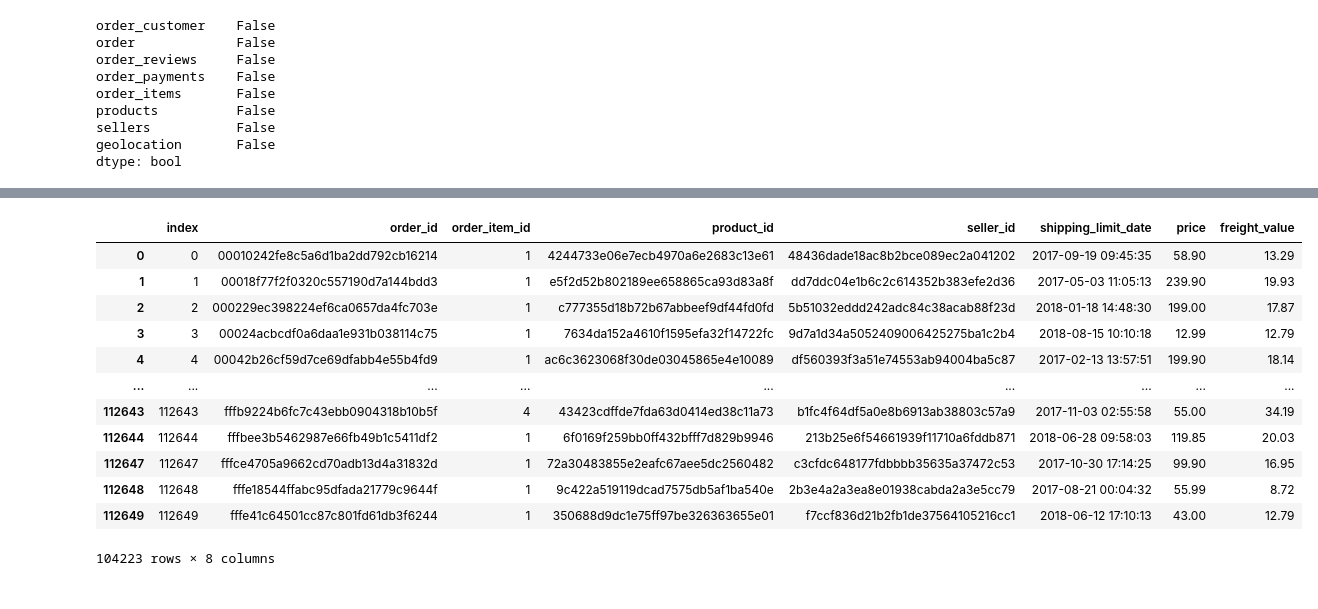
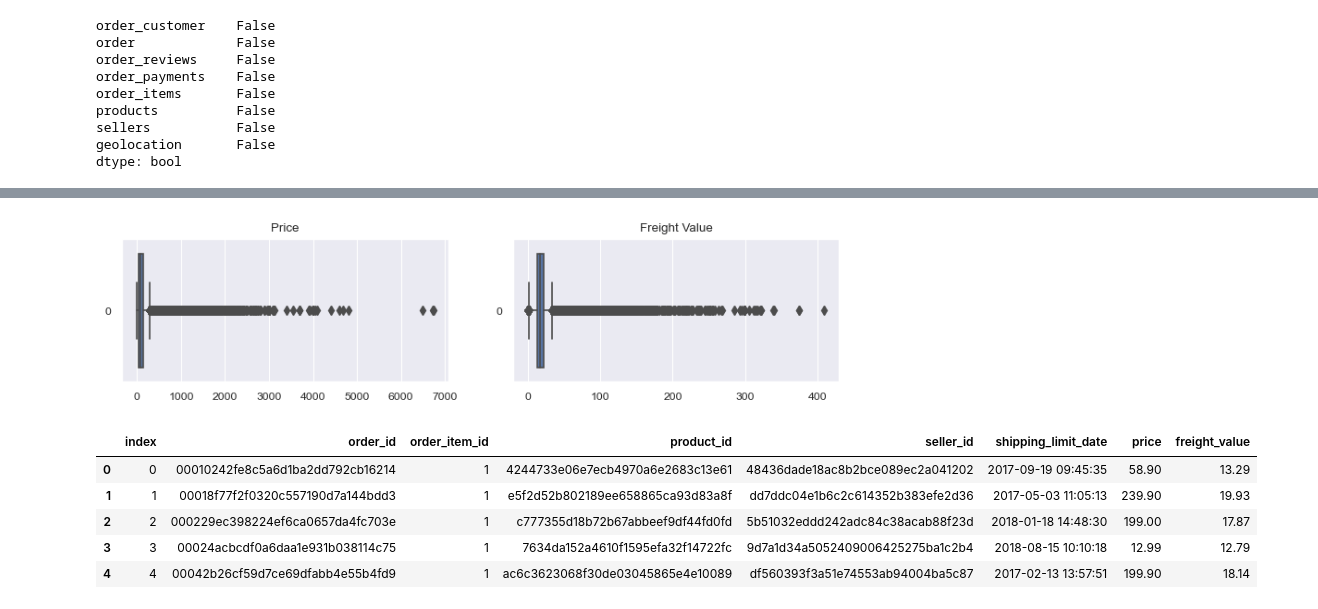
Before and after one commit to alamkelana/Ecommerce-Data-Cleaning-and-EDA, a Jupyter notebook: Project_notebook.ipynb, the cells around one changed output, grey strips where cells are left out. Saved outputs shown, nothing was run; the diff lists cells and outputs as text; code cells hidden in the pictures.

```diff
--- a/Project_notebook.ipynb
+++ b/Project_notebook.ipynb
@@ -327,24 +364,36 @@ sns.boxplot(data = order_items["price"], orient = "h")
+# %%
+#Making boxplot to check outlier in price and freight value
+
+#Declaring the subplots
+figure, ax = plt.subplots(1,2, figsize = (10,2))
+
+#Making boxplot for price and freight value
+sns.boxplot(order_items["price"], orient = "h", ax=ax[0])
+ax[0].set_title("Price")
+sns.boxplot(order_items["freight_value"], orient = "h", ax = ax[1])
+ax[1].set_title("Freight Value")
+plt.show()
+# %% [output]
+[figure, added]
 # %%
+#Using IQR to filter outlier
+
+
+#Find Q1, Q3, and IQR
 q1 = order_items["price"].quantile(0.25)
 q3 = order_items["price"].quantile(0.75)
+IQR = q3-q1
 
-IQR = q3-q1
+#Max value as threshold, data above the max value will be deleted
 max_value = q3+1.5*IQR
 
-#order_items.loc[order_items["price"]>max_value]
-order_items_cleaned = order_items.loc[order_items["price"]<max_value]
-order_items_cleaned
+#Filtering the data that's above max value
+order_items_cleaned_p = order_items.loc[order_items["price"]<max_value]
+order_items_cleaned_p.head()
 # %% [output]
 |  | index | order_id | order_item_id | product_id | seller_id | shipping_limit_date | price | freight_value |
 | 0 | 0 | 00010242fe8c5a6d1ba2dd792cb16214 | 1 | 4244733e06e7ecb4970a6e2683c13e61 | 48436dade18ac8b2bce089ec2a041202 | 2017-09-19 09:45:35 | 58.90 | 13.29 |
 | 1 | 1 | 00018f77f2f0320c557190d7a144bdd3 | 1 | e5f2d52b802189ee658865ca93d83a8f | dd7ddc04e1b6c2c614352b383efe2d36 | 2017-05-03 11:05:13 | 239.90 | 19.93 |
 | 2 | 2 | 000229ec398224ef6ca0657da4fc703e | 1 | c777355d18b72b67abbeef9df44fd0fd | 5b51032eddd242adc84c38acab88f23d | 2018-01-18 14:48:30 | 199.00 | 17.87 |
 | 3 | 3 | 00024acbcdf0a6daa1e931b038114c75 | 1 | 7634da152a4610f1595efa32f14722fc | 9d7a1d34a5052409006425275ba1c2b4 | 2018-08-15 10:10:18 | 12.99 | 12.79 |
 | 4 | 4 | 00042b26cf59d7ce69dfabb4e55b4fd9 | 1 | ac6c3623068f30de03045865e4e10089 | df560393f3a51e74553ab94004ba5c87 | 2017-02-13 13:57:51 | 199.90 | 18.14 |
-| ... | ... | ... | ... | ... | ... | ... | ... | ... |
-| 112643 | 112643 | fffb9224b6fc7c43ebb0904318b10b5f | 4 | 43423cdffde7fda63d0414ed38c11a73 | b1fc4f64df5a0e8b6913ab38803c57a9 | 2017-11-03 02:55:58 | 55.00 | 34.19 |
-| 112644 | 112644 | fffbee3b5462987e66fb49b1c5411df2 | 1 | 6f0169f259bb0ff432bfff7d829b9946 | 213b25e6f54661939f11710a6fddb871 | 2018-06-28 09:58:03 | 119.85 | 20.03 |
-| 112647 | 112647 | fffce4705a9662cd70adb13d4a31832d | 1 | 72a30483855e2eafc67aee5dc2560482 | c3cfdc648177fdbbbb35635a37472c53 | 2017-10-30 17:14:25 | 99.90 | 16.95 |
-| 112648 | 112648 | fffe18544ffabc95dfada21779c9644f | 1 | 9c422a519119dcad7575db5af1ba540e | 2b3e4a2a3ea8e01938cabda2a3e5cc79 | 2017-08-21 00:04:32 | 55.99 | 8.72 |
-| 112649 | 112649 | fffe41c64501cc87c801fd61db3f6244 | 1 | 350688d9dc1e75ff97be326363655e01 | f7ccf836d21b2fb1de37564105216cc1 | 2018-06-12 17:10:13 | 43.00 | 12.79 |
-104223 rows × 8 columns
```
Also changed, not shown: parts of 53 cells of this notebook.
